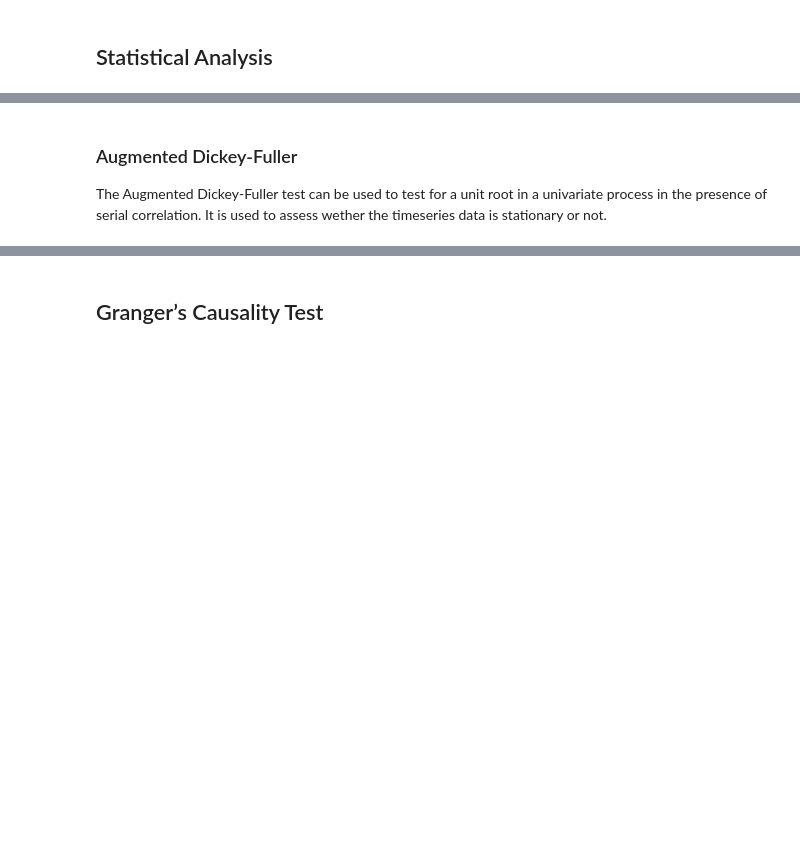
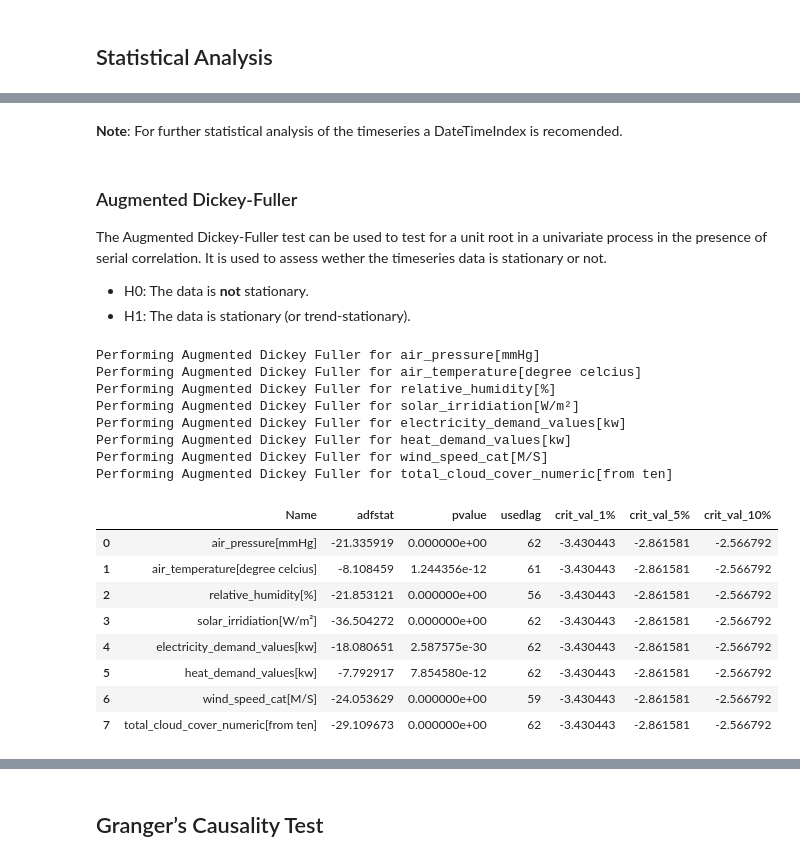
Before and after one commit to i-terzic/predicting-energy-consumption-based-on-weather-data, a Jupyter notebook: Final.ipynb, the cells around one changed output, grey strips where cells are left out. Cells and saved outputs as stored; diff of their text form; code cells hidden in the pictures; blank space fills up the shorter version.

```diff
--- a/Final.ipynb
+++ b/Final.ipynb
@@ -189,3 +206,42 @@ for axx, column in zip(axes.flatten(), df_cleaned.columns):
+# %% [markdown]
+**Note**: For further statistical analysis of the timeseries a DateTimeIndex is recomended.
 # %% [markdown]
 ### Augmented Dickey-Fuller
 The Augmented Dickey-Fuller test can be used to test for a unit root in a univariate process in the presence of serial correlation. It is used to assess wether the timeseries data is stationary or not.
+
+- H0: The data is **not** stationary.
+- H1: The data is stationary (or trend-stationary).
+# %%
+def augmented_dickey_fuller_matrix(df: pd.DataFrame, columns: pd.DataFrame.columns, autolag="AIC"):
+    result_cols = ["Name", "adfstat", "pvalue", "usedlag"]
+    df_result = None
+    for idx, col in enumerate(columns):
+        print(f'Performing Augmented Dickey Fuller for {col}')
+        adfstat, pvalue, usedlag, nobs, critvalues, icbest = adfuller(df[col], autolag=autolag)
+        dct = dict(zip([*result_cols, *[f'crit_val_{x}' for x in critvalues.keys()]], [col, adfstat, pvalue, usedlag, *critvalues.values()]))
+        if idx == 0:
+            df_result = pd.DataFrame(dct, index=[idx])
+            continue
+        df_result = pd.concat([df_result,pd.DataFrame(dct, index=[idx])], ignore_index=True)
+
+    return df_result
+# %%
+augmented_dickey_fuller_matrix(df_copy, columns=df_copy.columns)
+# %% [output]
+Performing Augmented Dickey Fuller for air_pressure[mmHg]
+Performing Augmented Dickey Fuller for air_temperature[degree celcius]
+Performing Augmented Dickey Fuller for relative_humidity[%]
+Performing Augmented Dickey Fuller for solar_irridiation[W/m²]
+Performing Augmented Dickey Fuller for electricity_demand_values[kw]
+Performing Augmented Dickey Fuller for heat_demand_values[kw]
+Performing Augmented Dickey Fuller for wind_speed_cat[M/S]
+Performing Augmented Dickey Fuller for total_cloud_cover_numeric[from ten]
+|  | Name | adfstat | pvalue | usedlag | crit_val_1% | crit_val_5% | crit_val_10% |
+| 0 | air_pressure[mmHg] | -21.335919 | 0.000000e+00 | 62 | -3.430443 | -2.861581 | -2.566792 |
+| 1 | air_temperature[degree celcius] | -8.108459 | 1.244356e-12 | 61 | -3.430443 | -2.861581 | -2.566792 |
+| 2 | relative_humidity[%] | -21.853121 | 0.000000e+00 | 56 | -3.430443 | -2.861581 | -2.566792 |
+| 3 | solar_irridiation[W/m²] | -36.504272 | 0.000000e+00 | 62 | -3.430443 | -2.861581 | -2.566792 |
+| 4 | electricity_demand_values[kw] | -18.080651 | 2.587575e-30 | 62 | -3.430443 | -2.861581 | -2.566792 |
+| 5 | heat_demand_values[kw] | -7.792917 | 7.854580e-12 | 62 | -3.430443 | -2.861581 | -2.566792 |
+| 6 | wind_speed_cat[M/S] | -24.053629 | 0.000000e+00 | 59 | -3.430443 | -2.861581 | -2.566792 |
+| 7 | total_cloud_cover_numeric[from ten] | -29.109673 | 0.000000e+00 | 62 | -3.430443 | -2.861581 | -2.566792 |
```
Also changed, not shown: parts of 10 cells of this notebook, 5 other files.
